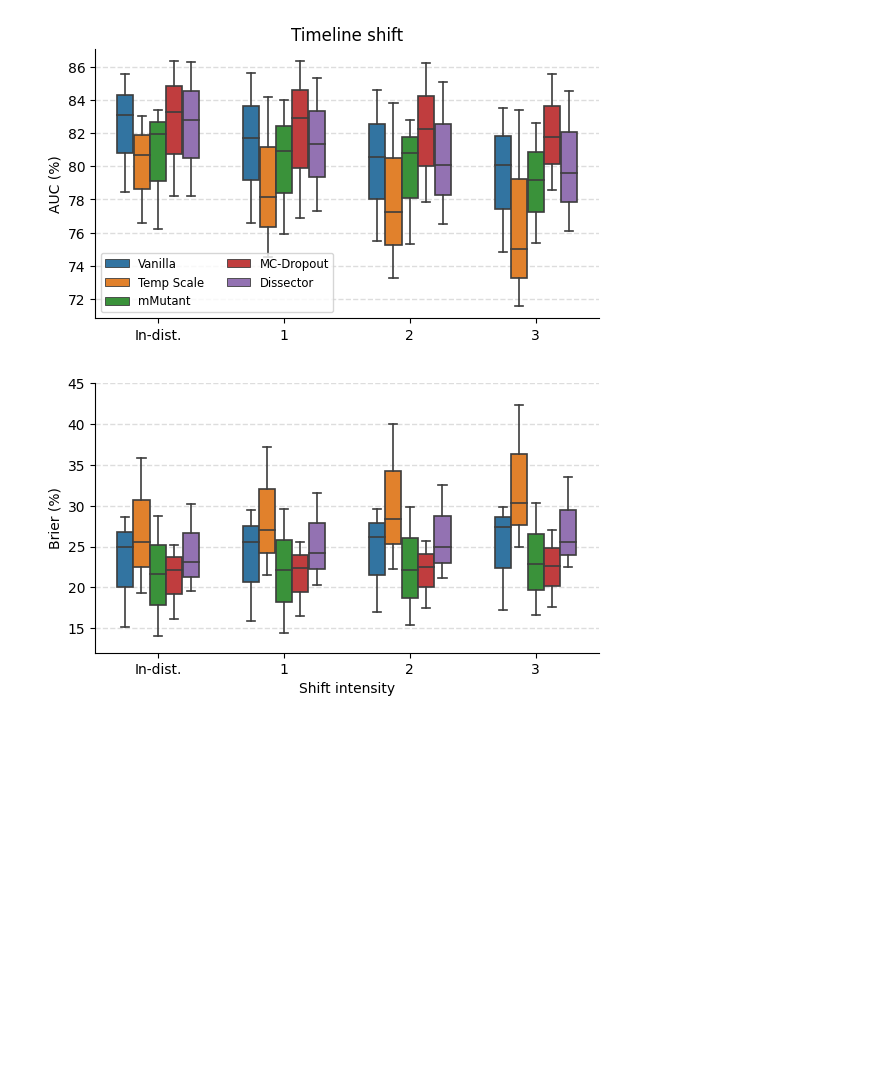
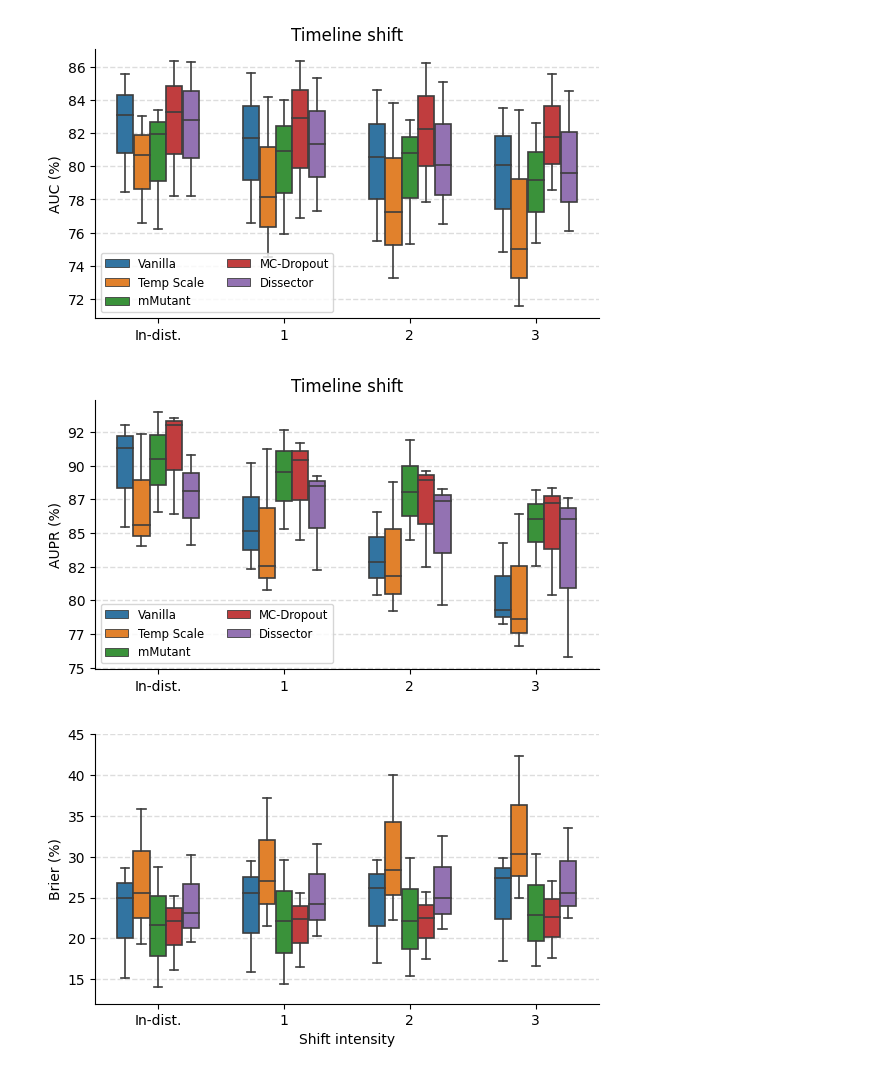
Before and after one commit to yul091/UncertaintyPL, a Jupyter notebook: notebooks/uncertainty_eval.ipynb, the cells around one changed output. Cells and saved outputs as stored; diff of their text form; code cells hidden in the pictures; blank space fills up the shorter version.

```diff
--- a/notebooks/uncertainty_eval.ipynb
+++ b/notebooks/uncertainty_eval.ipynb
@@ -184,6 +185,62 @@ plt.savefig('../Figure/time_cs_auc.pdf', bbox_inches='tight')
 plt.show()
 # %% [output]
 [figure]
+# %%
+time_cs_aupr = pd.DataFrame({
+    'Method': ['Temp Scale', 'Entropy', 'mMutant', 'Vanilla', 'MC-Dropout', 'Dissector'] * 3,
+    'Metric': ['AUPR'] * 6 * 3,
+    'Shift': ['different_time'] * 6 * 3,
+    'Task': ['Method name prediction'] * 6 * 3,
+    'Model': ['code2vec'] * 6 + ['coderoberta'] * 6 + ['graphcodebert'] * 6,
+    'Validation': [85.598968, 90.622603, 90.519868, 91.285282, 93.018442, 88.098359,
+                   92.309644, 92.593864, 86.533526, 93.038267, 93.549378, 90.782164,
+                   83.998360, 89.071377, 93.966678, 85.408835, 86.381837, 84.087276],
+    'Shift1':     [82.511185, 78.944547, 89.485056, 85.128890, 90.393984, 88.469976,
+                   91.228002, 86.397095, 85.268847, 90.153353, 91.691921, 89.227406,
+                   80.751990, 78.758982, 92.651648, 82.328953, 84.464729, 82.220145],
+    'Shift2':     [81.829155, 81.811287, 88.035763, 82.864019, 88.952432, 87.389578,
+                   88.769191, 85.915347, 84.504671, 86.534932, 89.619158, 88.264226,
+                   79.177727, 80.988775, 91.886709, 80.431886, 82.446937, 79.687372],
+    'Shift3':     [78.647793, 77.987180, 86.016131, 79.277244, 87.217130, 86.051646,
+                   86.386732, 83.579187, 82.576289, 84.276045, 88.315927, 87.615272,
+                   76.583969, 77.668139, 88.211390, 78.246726, 80.375143, 75.797211],
+})
+# Reshape the data using melt function
+time_cs_aupr_melt = pd.melt(
+    time_cs_aupr,
+    id_vars=['Method', 'Metric', 'Shift', 'Task', 'Model'],
+    value_vars=['Validation', 'Shift1', 'Shift2', 'Shift3'],
+    var_name='Shift_Intensity',
+    value_name='AUPR',
+)
+time_cs_aupr_melt['Shift_Intensity'] = time_cs_aupr_melt['Shift_Intensity'].map(shift_intensity_names)
+
+# Plot boxplot using seaborn
+method_order = ['Vanilla', 'Temp Scale', 'mMutant', 'MC-Dropout', 'Dissector']
+plt.figure(figsize=(6.5, 3.5))
+plt.grid(True, color='#DDDDDD', linestyle='--', linewidth=1)
+ax = sns.boxplot(
+    data=time_cs_aupr_melt,
+    x='Shift_Intensity',
+    y='AUPR',
+    hue='Method',
+    hue_order=method_order,
+    width=0.65,
+    linewidth=1.2,
+)
+ax.set_axisbelow(True)
+ax.spines['right'].set_visible(False)
+ax.spines['top'].set_visible(False)
+ax.legend(ncols=2, fontsize='small')
+# set the y-axis tick labels as integers
+ax.yaxis.set_major_formatter(plt.FormatStrFormatter('%d'))
+plt.title('Timeline shift')
+plt.xlabel('')
+plt.ylabel('AUPR (%)')
+plt.savefig('../Figure/time_cs_aupr.pdf', bbox_inches='tight')
+plt.show()
+# %% [output]
+[figure, added]
 # %%
 time_cs_brier = pd.DataFrame({
     'Method': ['Temp Scale', 'Entropy', 'mMutant', 'Vanilla', 'MC-Dropout', 'Dissector'] * 3,
```
Also changed, not shown: parts of 14 cells of this notebook, 12 other files.
